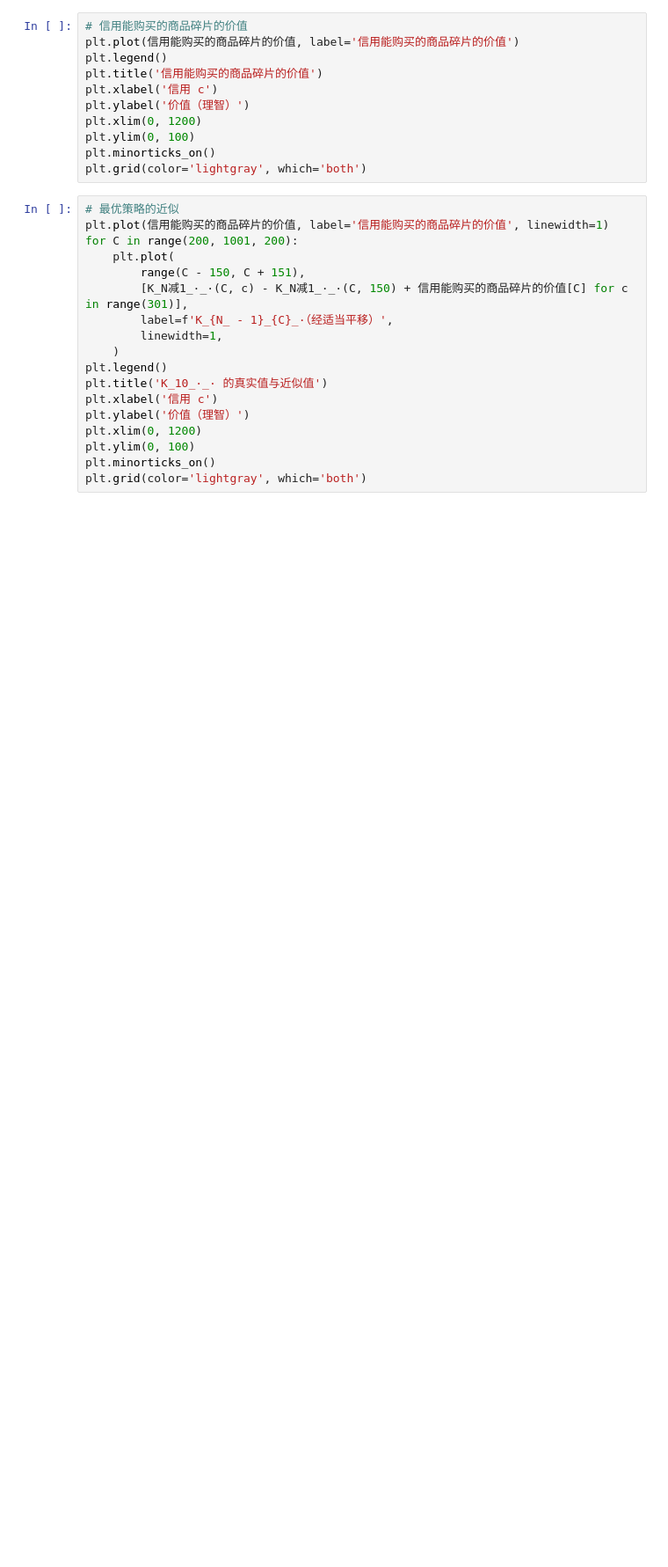
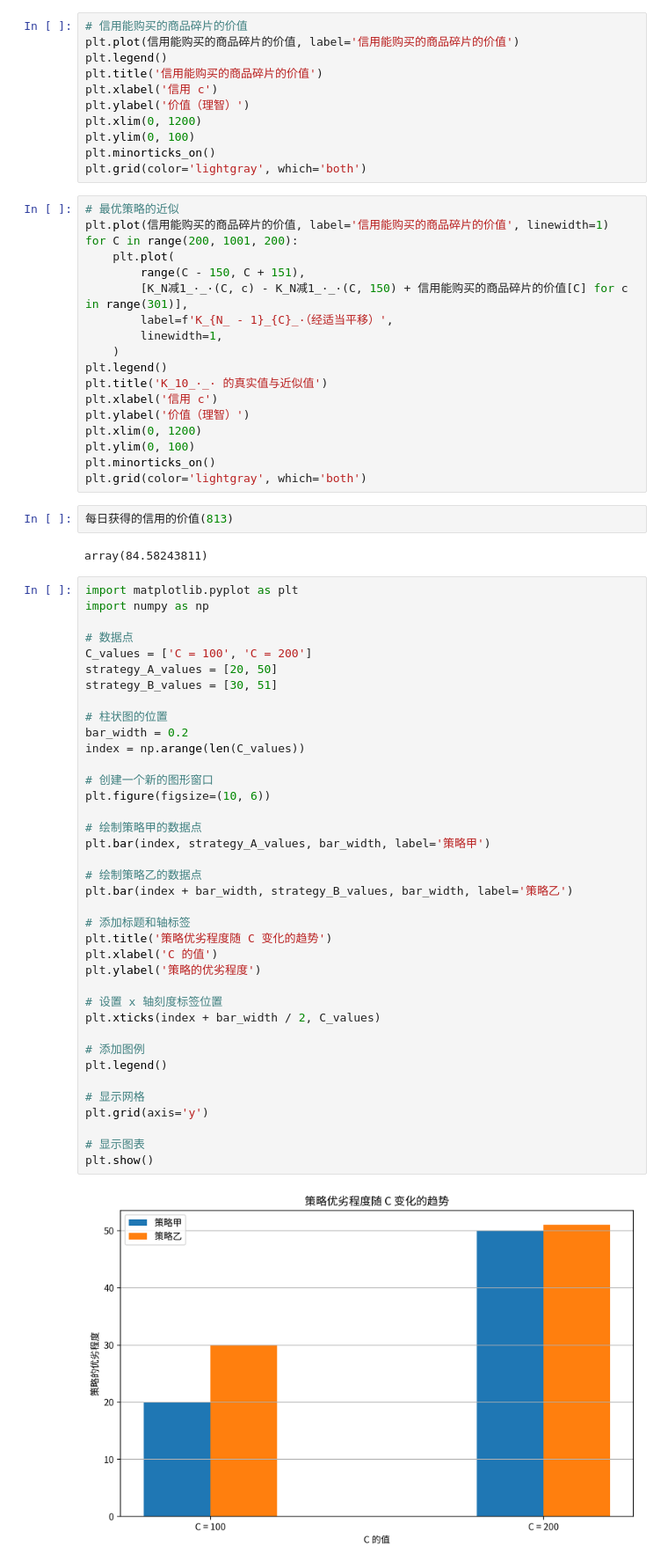
Before and after one commit to BiologyHazard/credit-store-optimizer, a Jupyter notebook: 绘制图表.ipynb, the cells around one changed output. Shown at 88% size. Cells and saved outputs as stored; diff of their text form; blank space fills up the shorter version.

```diff
--- a/绘制图表.ipynb
+++ b/绘制图表.ipynb
@@ -92,3 +92,47 @@ plt.xlim(0, 1200)
 plt.ylim(0, 100)
 plt.minorticks_on()
 plt.grid(color='lightgray', which='both')
+# %%
+每日获得的信用的价值(813)
+# %% [output]
+array(84.58243811)
+# %%
+import matplotlib.pyplot as plt
+import numpy as np
+
+# 数据点
+C_values = ['C = 100', 'C = 200']
+strategy_A_values = [20, 50]
+strategy_B_values = [30, 51]
+
+# 柱状图的位置
+bar_width = 0.2
+index = np.arange(len(C_values))
+
+# 创建一个新的图形窗口
+plt.figure(figsize=(10, 6))
+
+# 绘制策略甲的数据点
+plt.bar(index, strategy_A_values, bar_width, label='策略甲')
+
+# 绘制策略乙的数据点
+plt.bar(index + bar_width, strategy_B_values, bar_width, label='策略乙')
+
+# 添加标题和轴标签
+plt.title('策略优劣程度随 C 变化的趋势')
+plt.xlabel('C 的值')
+plt.ylabel('策略的优劣程度')
+
+# 设置 x 轴刻度标签位置
+plt.xticks(index + bar_width / 2, C_values)
+
+# 添加图例
+plt.legend()
+
+# 显示网格
+plt.grid(axis='y')
+
+# 显示图表
+plt.show()
+# %% [output]
+[figure, added]
```
Also changed, not shown: 8 other files.
